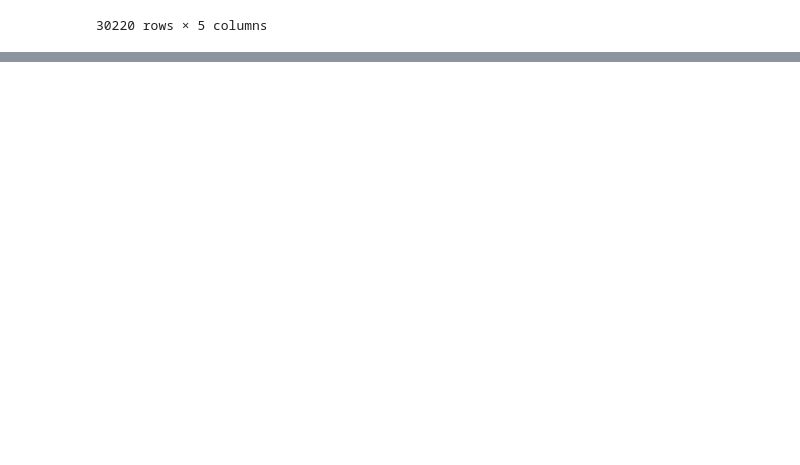
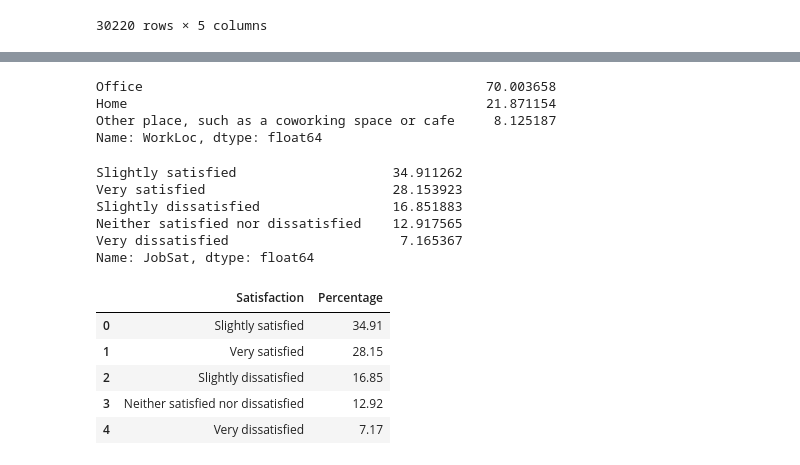
Before and after one commit to cncowart/The-Remote-Work-Model-Here-to-Stay-, a Jupyter notebook: developer_survey.ipynb, the cells around one changed output, grey strips where cells are left out. Saved outputs shown, nothing was run; the diff lists cells and outputs as text; code cells hidden in the pictures; blank space fills up the shorter version.

```diff
--- a/developer_survey.ipynb
+++ b/developer_survey.ipynb
@@ -110,0 +179,28 @@ dev_2019_wfh_never
+# %%
+dev_2019_wfh_never['WorkLoc'].value_counts(normalize=True) * 100
+# %% [output]
+Office                                            70.003658
+Home                                              21.871154
+Other place, such as a coworking space or cafe     8.125187
+Name: WorkLoc, dtype: float64
+# %%
+x = dev_2019_wfh_never['JobSat'].value_counts(normalize=True) * 100
+x
+# %% [output]
+Slightly satisfied                    34.911262
+Very satisfied                        28.153923
+Slightly dissatisfied                 16.851883
+Neither satisfied nor dissatisfied    12.917565
+Very dissatisfied                      7.165367
+Name: JobSat, dtype: float64
+# %%
+no_wfh_sat = (dev_2019_wfh_never['JobSat'].value_counts(normalize=True) * 100).rename_axis('Satisfaction').reset_index(name='Percentage')
+no_wfh_sat['Percentage'] = no_wfh_sat['Percentage'].round(2)
+no_wfh_sat
+# %% [output]
+|  | Satisfaction | Percentage |
+| 0 | Slightly satisfied | 34.91 |
+| 1 | Very satisfied | 28.15 |
+| 2 | Slightly dissatisfied | 16.85 |
+| 3 | Neither satisfied nor dissatisfied | 12.92 |
+| 4 | Very dissatisfied | 7.17 |
```
Also changed, not shown: parts of 12 cells of this notebook.
